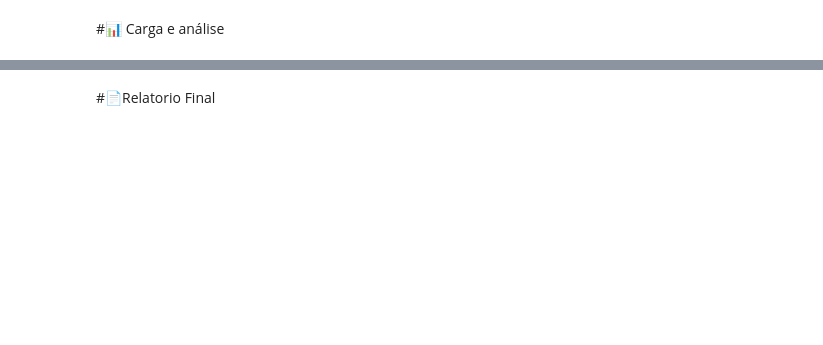
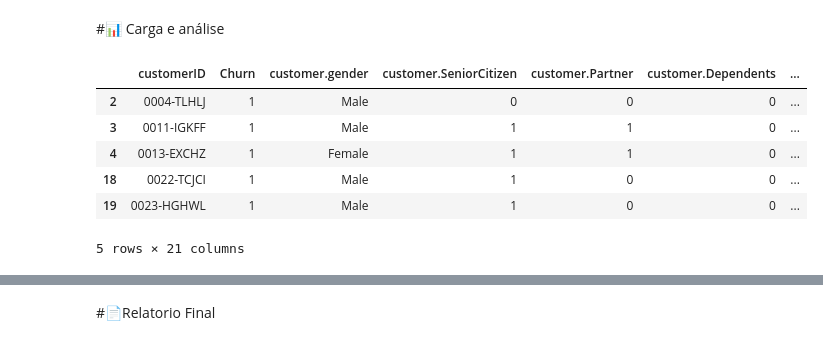
Before and after one commit to tcandreetti/challenge2-data-science, a Jupyter notebook: TelecomX_BR.ipynb, the cells around one changed output, grey strips where cells are left out. Cells and saved outputs as stored; diff of their text form; code cells hidden in the pictures; blank space fills up the shorter version.

```diff
--- a/TelecomX_BR.ipynb
+++ b/TelecomX_BR.ipynb
@@ -106,0 +110,14 @@ df['account.Charges.Total'] = df['account.Charges.Total'].astype(float)
+# %%
+# Verificar valores ausentes
+print("Valores ausentes por coluna:")
+print(df.isnull().sum())
+df =df.dropna()
+
+# Verificar linhas duplicadas
+print("\nNúmero de linhas duplicadas:", df.duplicated().sum())
+
+#Verificar categorias
+print("\n",df['account.Contract'].unique())
+print("\n",df['account.PaymentMethod'].unique())
+print("\n",df['internet.InternetService'].unique())
+print("\n",df['account.Contract'].unique())
@@ -107,2 +142,34 @@ df['account.Charges.Total'] = df['account.Charges.Total'].astype(float)
+# %%
+df_com_churn = df[df['Churn'] == 1]
+df_sem_churn = df[df['Churn'] == 0]
 # %% [markdown]
 #📊 Carga e análise
+# %%
+'''No churn, definir as estatísticas:
+a) qual é o gênero que mais dá churn?
+b) são seniorCitizen?
+c) quantos dependentes costumam ter?
+d) qual é o tempo de contrato?
+e) possuem assinatura de serviço telefônico?
+f) tem mais de uma linha?
+g) Qual é o tipo de serviço de internet contratado?
+h) adquirem serviços de segurança online?
+i) adquirem serviços de backup online?
+j) adquirem serviços de proteção de dispositivo?
+k) adquirem serviços de suporte técnico online?
+l) adquirem serviços de streaming de TV?
+m) adquirem serviços de streaming de filmes?
+n) qual é o contrato assinado?
+o) aderiram a conta sem papel?
+p) qual é o método de pagamento?
+q) qual é a cobrança mensal?
+r) qual é o total de cobrança?'''
+display(df_com_churn.head(5))
+# %% [output]
+|  | customerID | Churn | customer.gender | customer.SeniorCitizen | customer.Partner | customer.Dependents | ... |
+| 2 | 0004-TLHLJ | 1 | Male | 0 | 0 | 0 | ... |
+| 3 | 0011-IGKFF | 1 | Male | 1 | 1 | 0 | ... |
+| 4 | 0013-EXCHZ | 1 | Female | 1 | 1 | 0 | ... |
+| 18 | 0022-TCJCI | 1 | Male | 1 | 0 | 0 | ... |
+| 19 | 0023-HGHWL | 1 | Male | 1 | 0 | 0 | ... |
+5 rows × 21 columns
```
Also changed, not shown: parts of 8 cells of this notebook.
